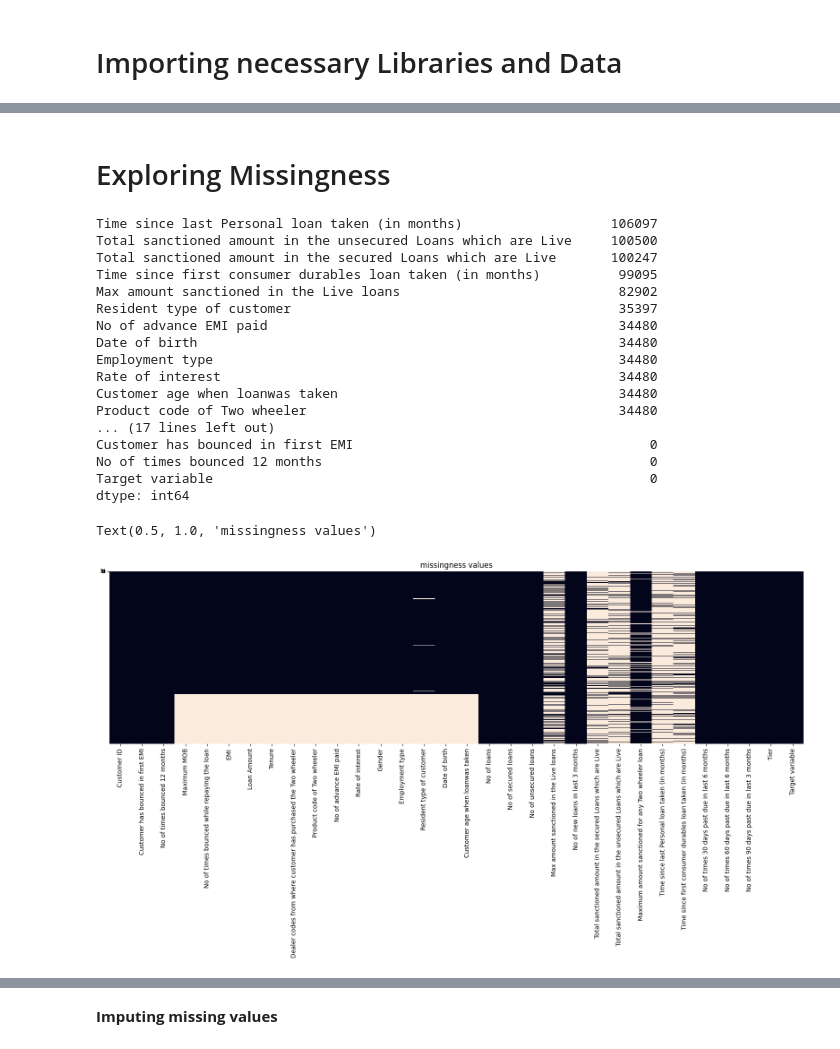
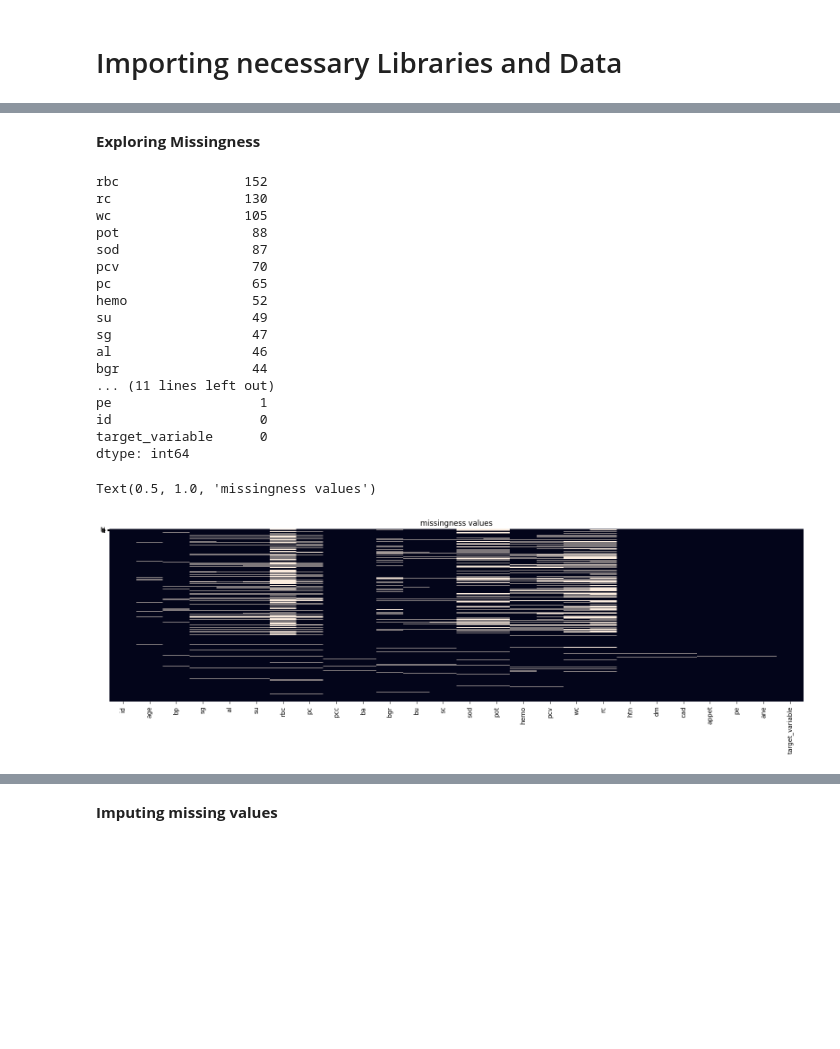
Before and after one commit to Karlajack/Machine_Learning_24e, a Jupyter notebook: ML1_Capstone-KidneyDisease_Classification_Project.ipynb, the cells around one changed output, grey strips where cells are left out. Saved outputs shown, nothing was run; the diff lists cells and outputs as text; code cells hidden in the pictures; blank space fills up the shorter version.

```diff
--- a/ML1_Capstone-KidneyDisease_Classification_Project.ipynb
+++ b/ML1_Capstone-KidneyDisease_Classification_Project.ipynb
@@ -34,6 +36,6 @@ import warnings
 warnings.filterwarnings('ignore')
 # %%
 #Importing data
-Credit = pd.read_csv("/content/raw-data.csv")
-Credit.head(2)
+df = pd.read_csv("/content/kidney_disease.csv")
+df.head(2)
 # %% [output]
@@ -83,0 +46,4 @@ Credit_new.head(2)
+# %%
+#Renaming columns in the dataset with their correct names
+df =df.rename(columns={'classification': 'target_variable'})
+df.head(2)
@@ -110,33 +89,32 @@ Credit_new.shape
 # %% [markdown]
-# Exploring Missingness
+**Exploring Missingness**
 # %%
 #Missingness
-Missing_Total=Credit_new.isnull().sum().sort_values(ascending=False)
-
-Missing_Total
+missingness=df.isnull().sum().sort_values(ascending=False)
+missingness
 # %% [output]
-Time since last Personal loan taken (in months)                   106097
-Total sanctioned amount in the unsecured Loans which are Live     100500
-Total sanctioned amount in the secured Loans which are Live       100247
-Time since first consumer durables loan taken (in months)          99095
-Max amount sanctioned in the Live loans                            82902
-Resident type of customer                                          35397
-No of advance EMI paid                                             34480
-Date of birth                                                      34480
-Employment type                                                    34480
-Rate of interest                                                   34480
-Customer age when loanwas taken                                    34480
-Product code of Two wheeler                                        34480
-... (17 lines left out)
-Customer has bounced in first EMI                                      0
-No of times bounced 12 months                                          0
-Target variable                                                        0
+rbc                152
+rc                 130
+wc                 105
+pot                 88
+sod                 87
+pcv                 70
+pc                  65
+hemo                52
+su                  49
+sg                  47
+al                  46
+bgr                 44
+... (11 lines left out)
+pe                   1
+id                   0
+target_variable      0
 dtype: int64
 # %%
 plt.figure(figsize=(20,5))
-sns.heatmap(Credit_new.isnull(),yticklabels="None",cbar=False)
+sns.heatmap(df.isnull(),yticklabels="None",cbar=False)
 plt.title("missingness values")
 # %% [output]
 Text(0.5, 1.0, 'missingness values')
-[figure, old version]
+[figure, new version]
 # %%
```
Also changed, not shown: parts of 76 cells of this notebook.
